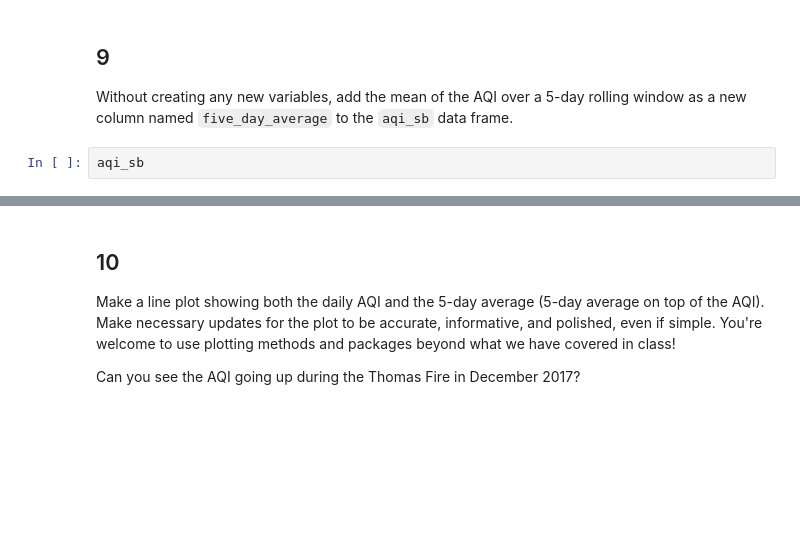
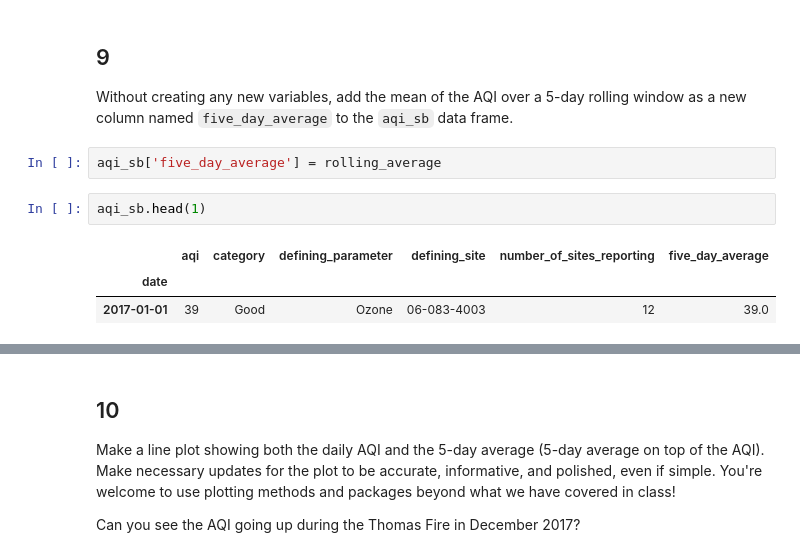
Before and after one commit to eowen19/eds220-hwk2, a Jupyter notebook: task3/hwk2-task3-aqi.ipynb, the cells around one changed output, grey strips where cells are left out. Cells and saved outputs as stored; diff of their text form; blank space fills up the shorter version.

```diff
--- a/task3/hwk2-task3-aqi.ipynb
+++ b/task3/hwk2-task3-aqi.ipynb
@@ -312,6 +306,12 @@ q8 results: All test cases passed!
 
 Without creating any new variables, add the mean of the AQI over a 5-day rolling window as a new column named `five_day_average` to the `aqi_sb` data frame.
 # %%
-aqi_sb
+aqi_sb['five_day_average'] = rolling_average
+# %%
+aqi_sb.head(1)
+# %% [output]
+|  | aqi | category | defining_parameter | defining_site | number_of_sites_reporting | five_day_average |
+| date |  |  |  |  |  |  |
+| 2017-01-01 | 39 | Good | Ozone | 06-083-4003 | 12 | 39.0 |
 # %%
 grader.check("q9")
```
Also changed, not shown: parts of 4 cells of this notebook.
